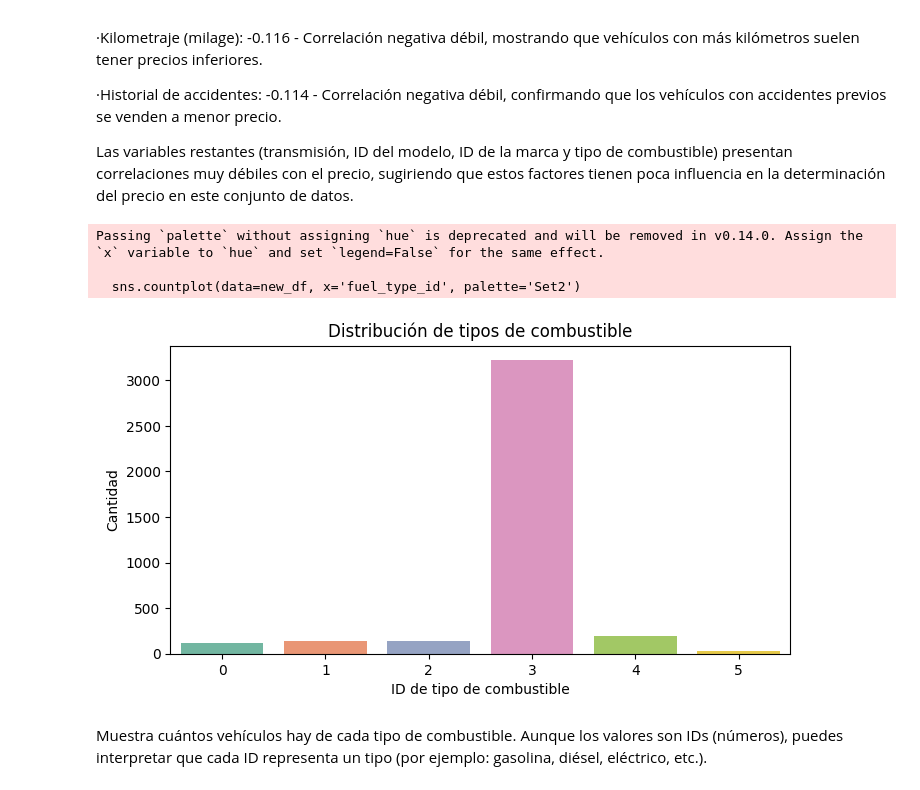
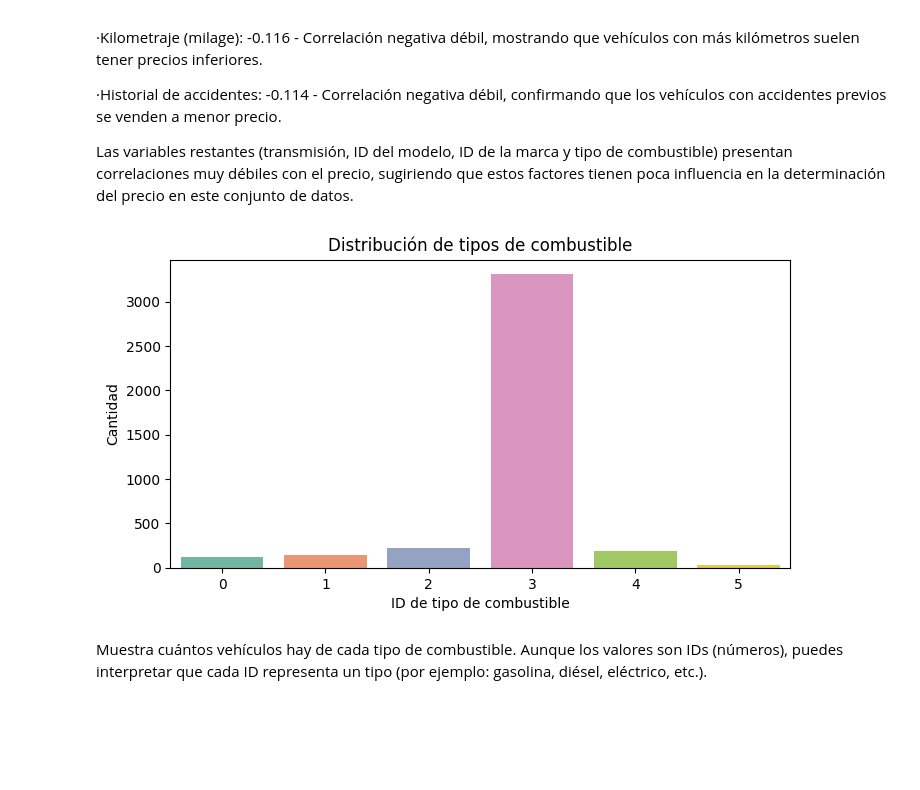
Before and after one commit to mariasuescum/Regression-of-Used-Car-Prices-Project, a Jupyter notebook: used-cars.ipynb, the cells around one changed output. Cells and saved outputs as stored; diff of their text form; code cells hidden in the pictures; blank space fills up the shorter version.

```diff
--- a/used-cars.ipynb
+++ b/used-cars.ipynb
@@ -690,11 +690,3 @@ Utilizamos K-fold con 5 particiones, y el valor promedio de R² (0.804) indica q
 Su rendimiento no varía drásticamente entre distintas particiones del conjunto de datos, lo que es una clara señal de que el modelo generaliza bien y no depende de una única configuración de entrenamiento.
 # %% [markdown]
 ## Análisis multivariado
-# %%
-important_vars = ['milage', 'age', 'engine_hp']
-if 'age' not in df.columns:
-    df['age'] = 2025 - df['model_year']
-for var in important_vars:
-    sns.scatterplot(data=new_df, x=var, y='price')
-    plt.title(f'{var} vs price')
-    plt.show()
@@ -802,16 +803,13 @@ Las correlaciones más significativas con el precio son:
 Las variables restantes (transmisión, ID del modelo, ID de la marca y tipo de combustible) presentan correlaciones muy débiles con el precio, sugiriendo que estos factores tienen poca influencia en la determinación del precio en este conjunto de datos.
 # %%
 plt.figure(figsize=(8, 4))
-sns.countplot(data=new_df, x='fuel_type_id', palette='Set2')
+sns.countplot(data=df, x='fuel_type_id', hue='fuel_type_id', palette='Set2', legend=False)
 plt.title('Distribución de tipos de combustible')
 plt.xlabel('ID de tipo de combustible')
 plt.ylabel('Cantidad')
 plt.show()
 # %% [output]
-Passing `palette` without assigning `hue` is deprecated and will be removed in v0.14.0. Assign the `x` variable to `hue` and set `legend=False` for the same effect.
-
-  sns.countplot(data=new_df, x='fuel_type_id', palette='Set2')
-[figure, old version]
+[figure, new version]
 # %% [markdown]
 Muestra cuántos vehículos hay de cada tipo de combustible. Aunque los valores son IDs (números), puedes interpretar que cada ID representa un tipo (por ejemplo: gasolina, diésel, eléctrico, etc.).
 # %%
```
Also changed, not shown: parts of 7 cells of this notebook.
